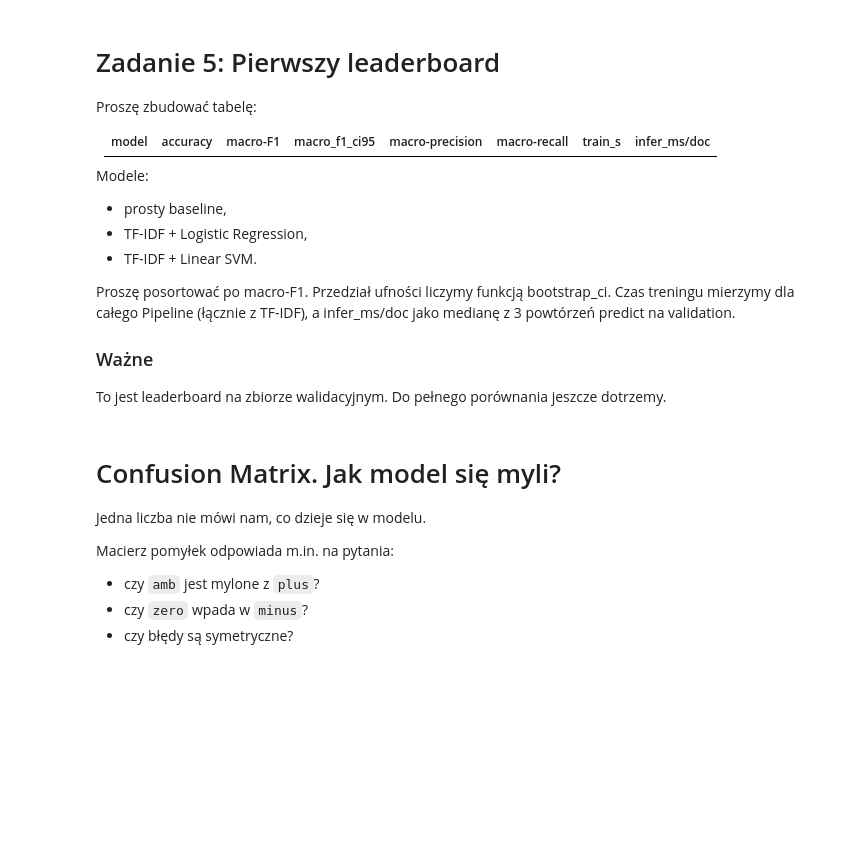
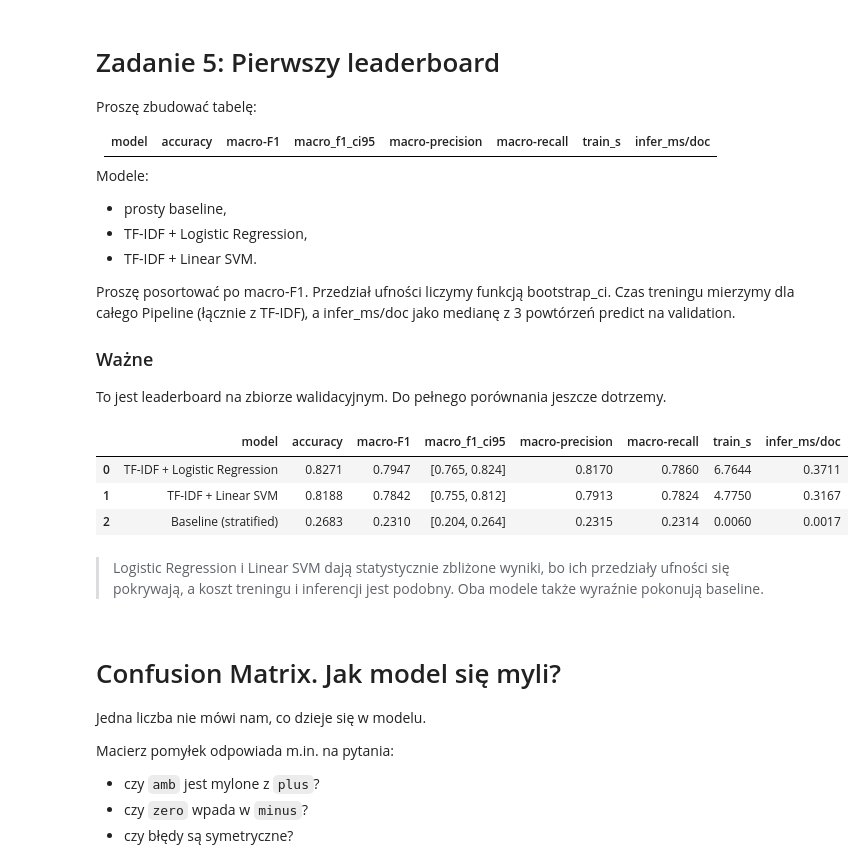
Before and after one commit to Monnkes/nlp, a Jupyter notebook: 002_Baseline.ipynb, the cells around one changed output. Drawn from its saved outputs; the diff is of its cells as text; code cells hidden in the pictures; blank space fills up the shorter version.

```diff
--- a/002_Baseline.ipynb
+++ b/002_Baseline.ipynb
@@ -319,7 +404,60 @@ Proszę posortować po macro-F1. Przedział ufności liczymy funkcją bootstrap_
 
 To jest leaderboard na zbiorze walidacyjnym. Do pełnego porównania jeszcze dotrzemy.
 # %%
-# TODO: DataFrame leaderboard_valid
+models = {
+    "Baseline (stratified)": dummy_stratified,
+    "TF-IDF + Logistic Regression": model_reg,
+    "TF-IDF + Linear SVM": model_svc,
+}
+
+rows = []
+preds = {}
+fitted = {}
+
+for model_name, model in models.items():
+    model_copy = clone(model)
+
+    start = time.perf_counter()
+    model_copy.fit(train_df["text_norm"], train_df["target"])
+    train_s = time.perf_counter() - start
+
+    times = []
+    for _ in range(3):
+        start = time.perf_counter()
+        val_pred = model_copy.predict(val_df["text_norm"])
+        times.append(time.perf_counter() - start)
+    infer_ms = float(np.median(times)) / len(val_df) * 1000
+
+    preds[model_name] = val_pred
+    fitted[model_name] = model_copy
+
+    y = val_df["target"]
+    f1, lo, hi = bootstrap_ci(y, val_pred, macro_f1)
+
+    rows.append({
+        "model": model_name,
+        "accuracy": accuracy_score(y, val_pred),
+        "macro-F1": f1,
+        "macro_f1_ci95": f"[{lo:.3f}, {hi:.3f}]",
+        "macro-precision": precision_score(y, val_pred, average="macro", zero_division=0),
+        "macro-recall": recall_score(y, val_pred, average="macro", zero_division=0),
+        "train_s": train_s,
+        "infer_ms/doc": infer_ms,
+    })
+
+leaderboard_valid = (
+    pd.DataFrame(rows)
+    .sort_values("macro-F1", ascending=False)
+    .reset_index(drop=True)
+)
+leaderboard_valid.round(4)
+# %% [output]
+|  | model | accuracy | macro-F1 | macro_f1_ci95 | macro-precision | macro-recall | train_s | infer_ms/doc |
+| 0 | TF-IDF + Logistic Regression | 0.8271 | 0.7947 | [0.765, 0.824] | 0.8170 | 0.7860 | 6.7644 | 0.3711 |
+| 1 | TF-IDF + Linear SVM | 0.8188 | 0.7842 | [0.755, 0.812] | 0.7913 | 0.7824 | 4.7750 | 0.3167 |
+| 2 | Baseline (stratified) | 0.2683 | 0.2310 | [0.204, 0.264] | 0.2315 | 0.2314 | 0.0060 | 0.0017 |
+# %% [markdown]
+> Logistic Regression i Linear SVM dają statystycznie zbliżone wyniki, bo ich przedziały ufności się pokrywają, a koszt treningu i inferencji jest podobny. Oba modele także wyraźnie pokonują baseline.
 # %% [markdown]
 
 # Confusion Matrix. Jak model się myli?
```
Also changed, not shown: parts of 24 cells of this notebook, 1 other file.
